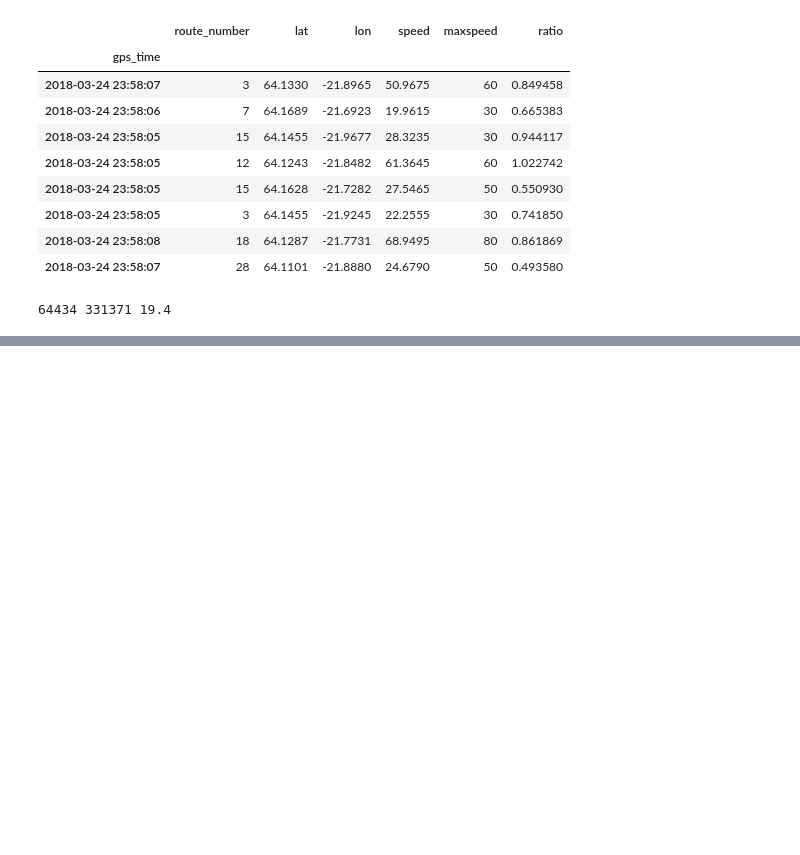
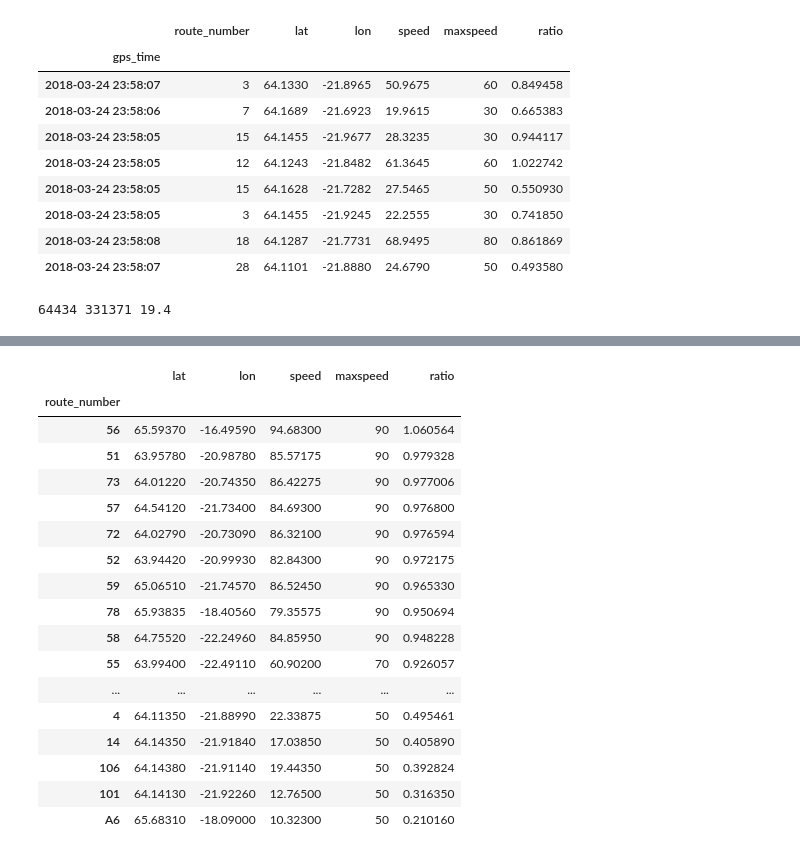
Before and after one commit to ArniDagur/straeto-notebook, a Jupyter notebook: straeto-notebook.ipynb, the cells around one changed output, grey strips where cells are left out. Saved outputs shown, nothing was run; the diff lists cells and outputs as text; code cells hidden in the pictures; blank space fills up the shorter version.

```diff
--- a/straeto-notebook.ipynb
+++ b/straeto-notebook.ipynb
@@ -270,0 +255,21 @@ plt.show()
+# %%
+df.groupby(['route_number']).median().sort_values(by=['ratio'], ascending=False)
+# %% [output]
+|  | lat | lon | speed | maxspeed | ratio |
+| route_number |  |  |  |  |  |
+| 56 | 65.59370 | -16.49590 | 94.68300 | 90 | 1.060564 |
+| 51 | 63.95780 | -20.98780 | 85.57175 | 90 | 0.979328 |
+| 73 | 64.01220 | -20.74350 | 86.42275 | 90 | 0.977006 |
+| 57 | 64.54120 | -21.73400 | 84.69300 | 90 | 0.976800 |
+| 72 | 64.02790 | -20.73090 | 86.32100 | 90 | 0.976594 |
+| 52 | 63.94420 | -20.99930 | 82.84300 | 90 | 0.972175 |
+| 59 | 65.06510 | -21.74570 | 86.52450 | 90 | 0.965330 |
+| 78 | 65.93835 | -18.40560 | 79.35575 | 90 | 0.950694 |
+| 58 | 64.75520 | -22.24960 | 84.85950 | 90 | 0.948228 |
+| 55 | 63.99400 | -22.49110 | 60.90200 | 70 | 0.926057 |
+| ... | ... | ... | ... | ... | ... |
+| 4 | 64.11350 | -21.88990 | 22.33875 | 50 | 0.495461 |
+| 14 | 64.14350 | -21.91840 | 17.03850 | 50 | 0.405890 |
+| 106 | 64.14380 | -21.91140 | 19.44350 | 50 | 0.392824 |
+| 101 | 64.14130 | -21.92260 | 12.76500 | 50 | 0.316350 |
+| A6 | 65.68310 | -18.09000 | 10.32300 | 50 | 0.210160 |
```
Also changed, not shown: parts of 5 cells of this notebook, 1 other file.
